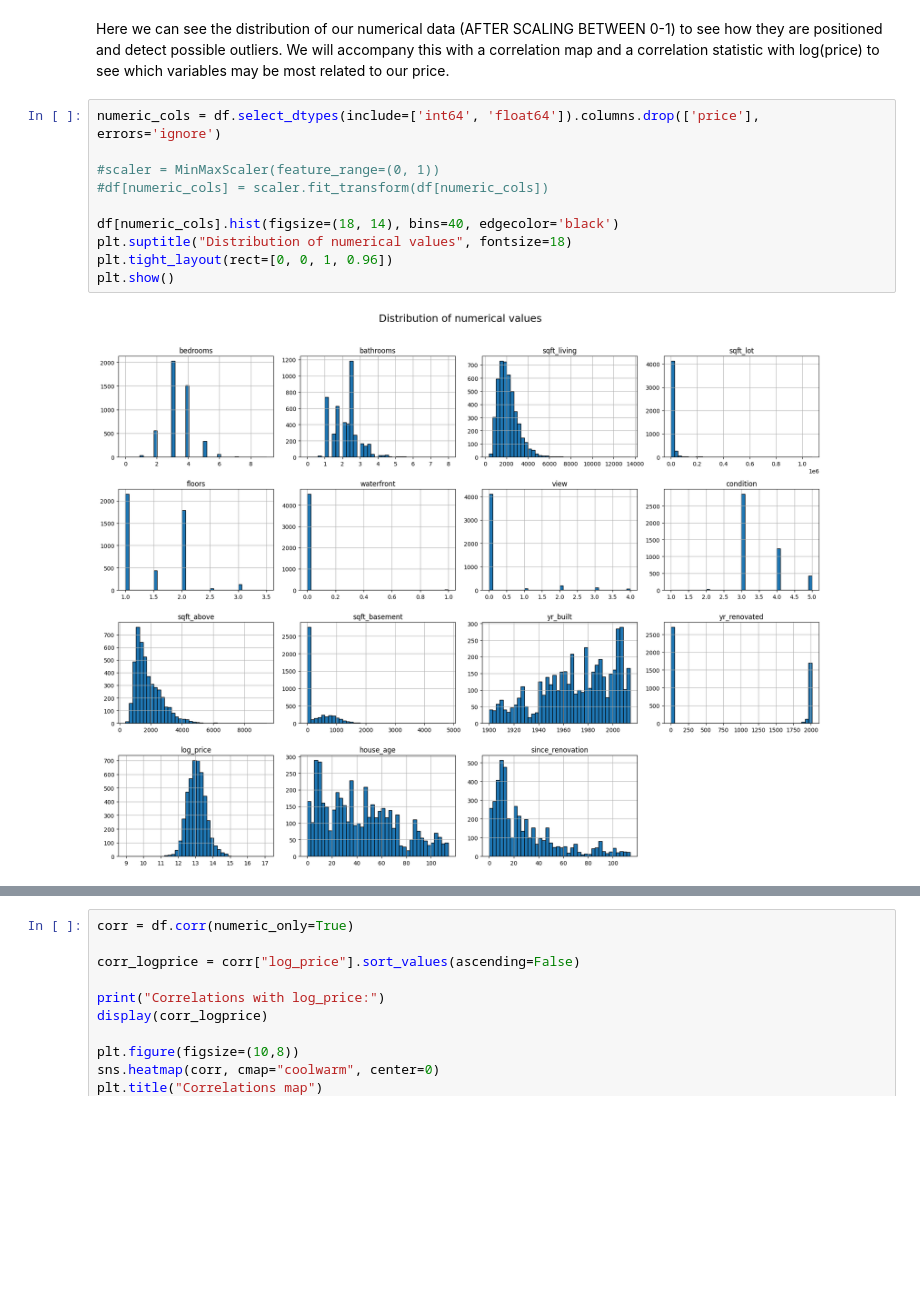
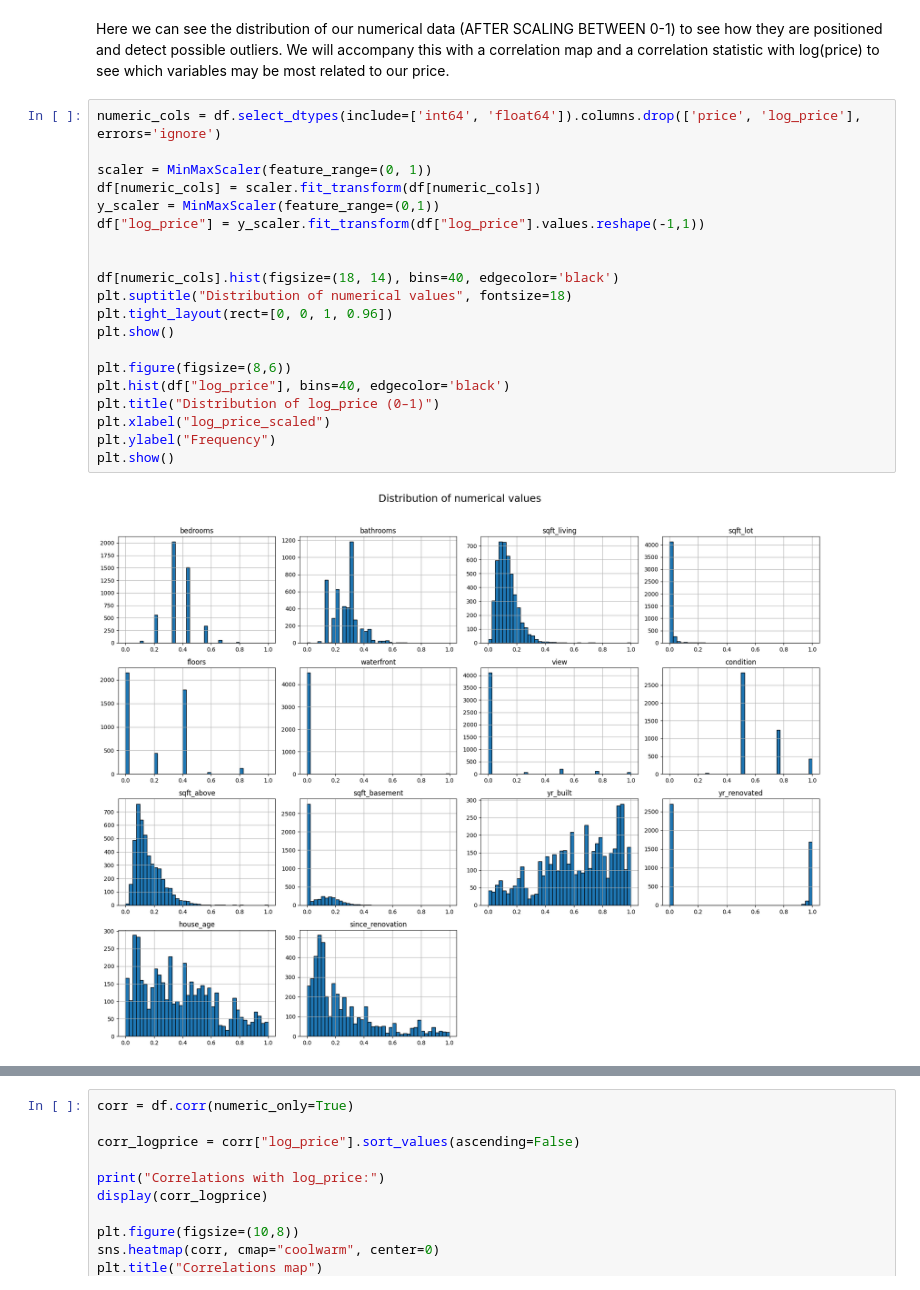
Before and after one commit to ItsTowi/Activity1_NEC, a Jupyter notebook: activity1.ipynb, the cells around one changed output, grey strips where cells are left out. Cells and saved outputs as stored; diff of their text form; blank space fills up the shorter version.

```diff
--- a/activity1.ipynb
+++ b/activity1.ipynb
@@ -135,14 +135,24 @@ Resumen estadístico de las nuevas variables:
 # %% [markdown]
 Here we can see the distribution of our numerical data (AFTER SCALING BETWEEN 0-1) to see how they are positioned and detect possible outliers. We will accompany this with a correlation map and a correlation statistic with log(price) to see which variables may be most related to our price.
 # %%
-numeric_cols = df.select_dtypes(include=['int64', 'float64']).columns.drop(['price'], errors='ignore')
+numeric_cols = df.select_dtypes(include=['int64', 'float64']).columns.drop(['price', 'log_price'], errors='ignore')
 
-#scaler = MinMaxScaler(feature_range=(0, 1))
-#df[numeric_cols] = scaler.fit_transform(df[numeric_cols])
+scaler = MinMaxScaler(feature_range=(0, 1))
+df[numeric_cols] = scaler.fit_transform(df[numeric_cols])
+y_scaler = MinMaxScaler(feature_range=(0,1))
+df["log_price"] = y_scaler.fit_transform(df["log_price"].values.reshape(-1,1))
+
 
 df[numeric_cols].hist(figsize=(18, 14), bins=40, edgecolor='black')
 plt.suptitle("Distribution of numerical values", fontsize=18)
 plt.tight_layout(rect=[0, 0, 1, 0.96])
 plt.show()
+
+plt.figure(figsize=(8,6))
+plt.hist(df["log_price"], bins=40, edgecolor='black')
+plt.title("Distribution of log_price (0–1)")
+plt.xlabel("log_price_scaled")
+plt.ylabel("Frequency")
+plt.show()
 # %% [output]
-[figure, old version]
+[figure, new version]
```
Also changed, not shown: parts of 24 cells of this notebook, 2 other files.
